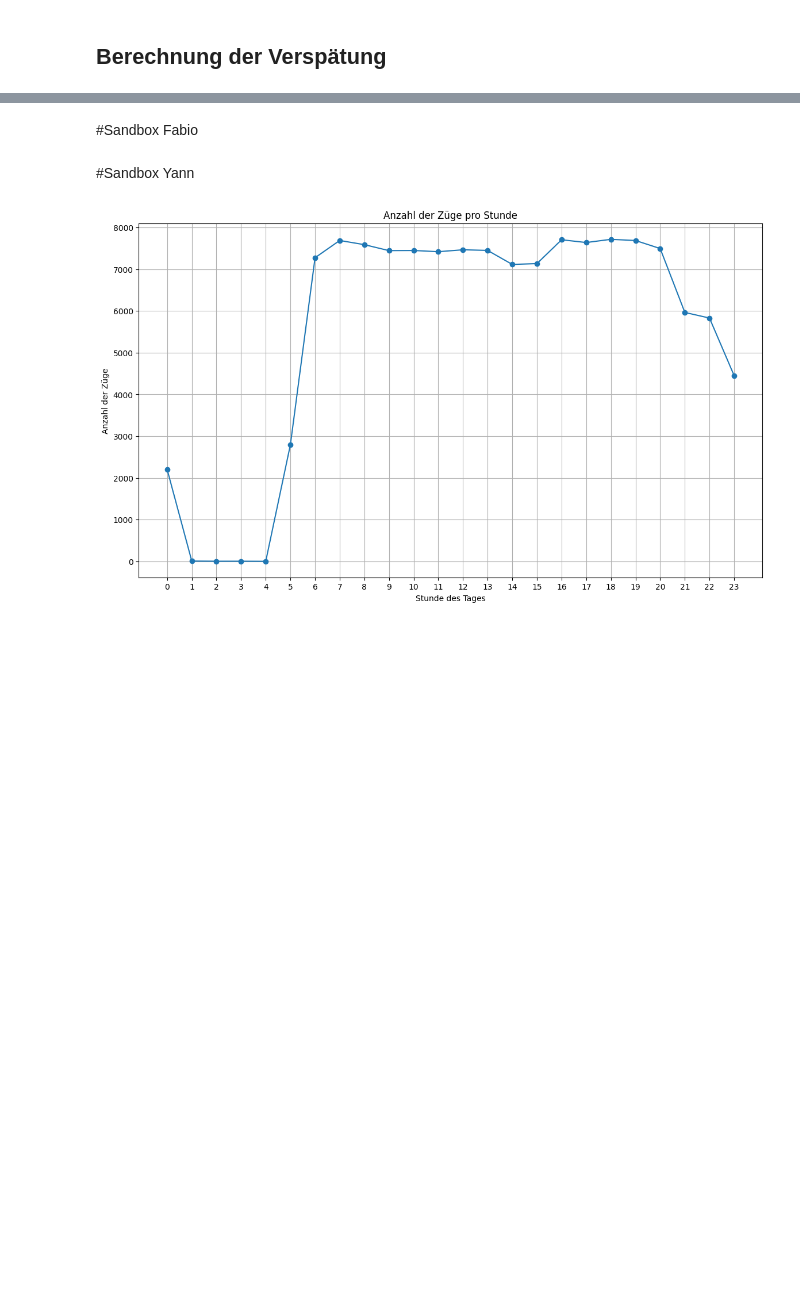
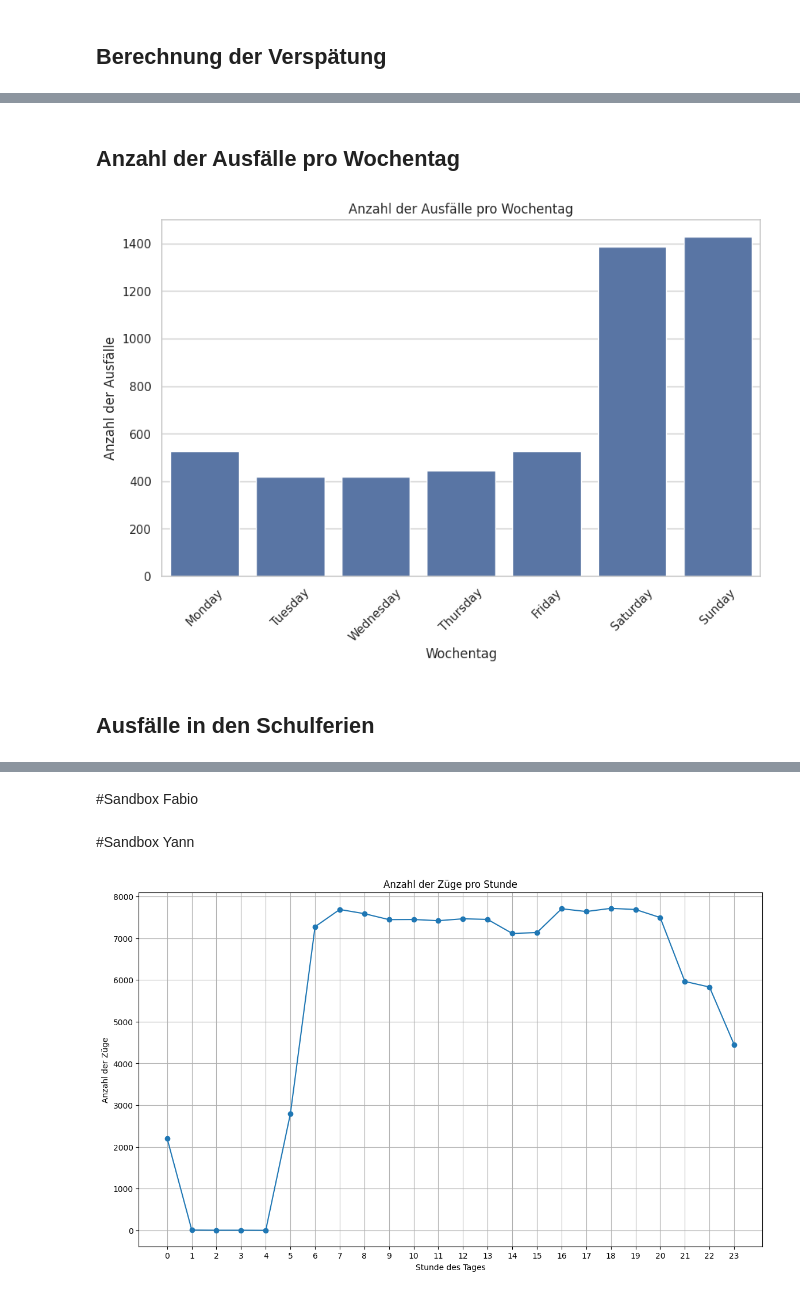
Before and after one commit to yannluethi/BINA, a Jupyter notebook: Case-Study/Python/BINA_Case-Study.ipynb, the cells around one changed output, grey strips where cells are left out. Drawn from its saved outputs; the diff is of its cells as text; code cells hidden in the pictures; blank space fills up the shorter version.

```diff
--- a/Case-Study/Python/BINA_Case-Study.ipynb
+++ b/Case-Study/Python/BINA_Case-Study.ipynb
@@ -560,0 +705,15 @@ HTML(html_calendar)
+# %% [markdown]
+## Anzahl der Ausfälle pro Wochentag
+# %%
+# Erstellen des Balkendiagramms
+plt.figure(figsize=(10, 6))
+sns.countplot(x='WOCHENTAG', data=ausfaelle_sbb, order=['Monday', 'Tuesday', 'Wednesday', 'Thursday', 'Friday', 'Saturday', 'Sunday'])
+plt.title('Anzahl der Ausfälle pro Wochentag')
+plt.xlabel('Wochentag')
+plt.ylabel('Anzahl der Ausfälle')
+plt.xticks(rotation=45)
+plt.show()
+# %% [output]
+[figure, added]
+# %% [markdown]
+## Ausfälle in den Schulferien
```
Also changed, not shown: parts of 16 cells of this notebook.
